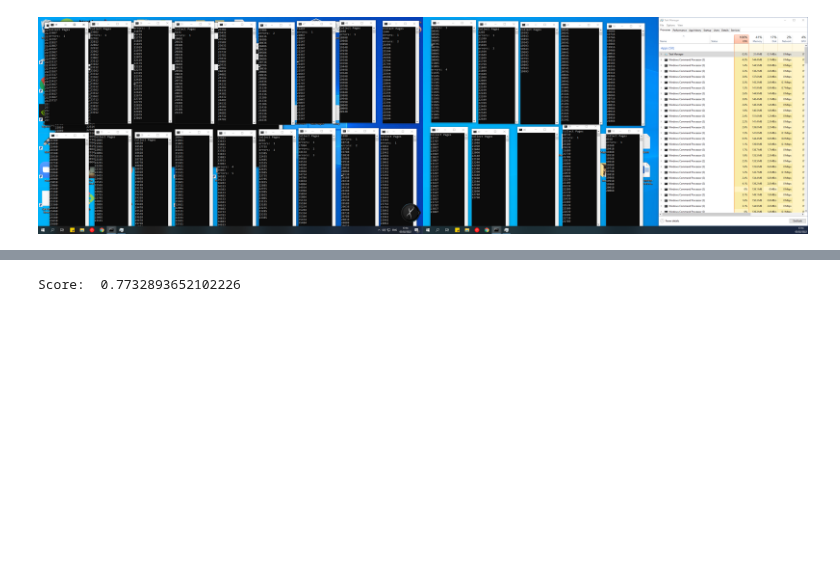
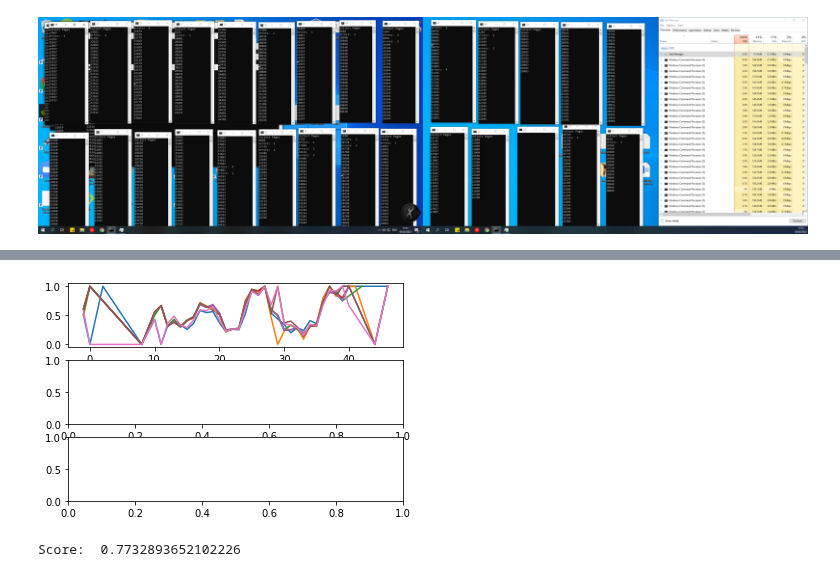
Before and after one commit to omer-priel/TheRootOfDataScience, a Jupyter notebook: notebooks/main_lior.ipynb, the cells around one changed output, grey strips where cells are left out. Saved outputs shown, nothing was run; the diff lists cells and outputs as text; code cells hidden in the pictures; blank space fills up the shorter version.

```diff
--- a/notebooks/main_lior.ipynb
+++ b/notebooks/main_lior.ipynb
@@ -425,3 +440,16 @@ if SHOW_IN_DEVELOPMENT:
+# %%
+if SHOW_IN_DEVELOPMENT:
+    fig = plt.figure()
+    ax_open = fig.add_subplot(3,1,1)
+    ax_end = fig.add_subplot(3,1,2)
+    ax_count = fig.add_subplot(3,1,3)
+    plt.sca(ax_open)
+    for i in range(7):
+        mean_df=df[["OpenHour"+str(i+1),target_column]].groupby(["OpenHour"+str(i+1)]).mean()
+        plt.plot(mean_df.index,mean_df.values)
+    plt.show()
+# %% [output]
+[figure, added]
 # %%
 x_sub_train, x_sub_test, y_sub_train, y_sub_test = train_test_split(x_train, y_train, random_state=42)
 # %%
```
Also changed, not shown: parts of 17 cells of this notebook.
